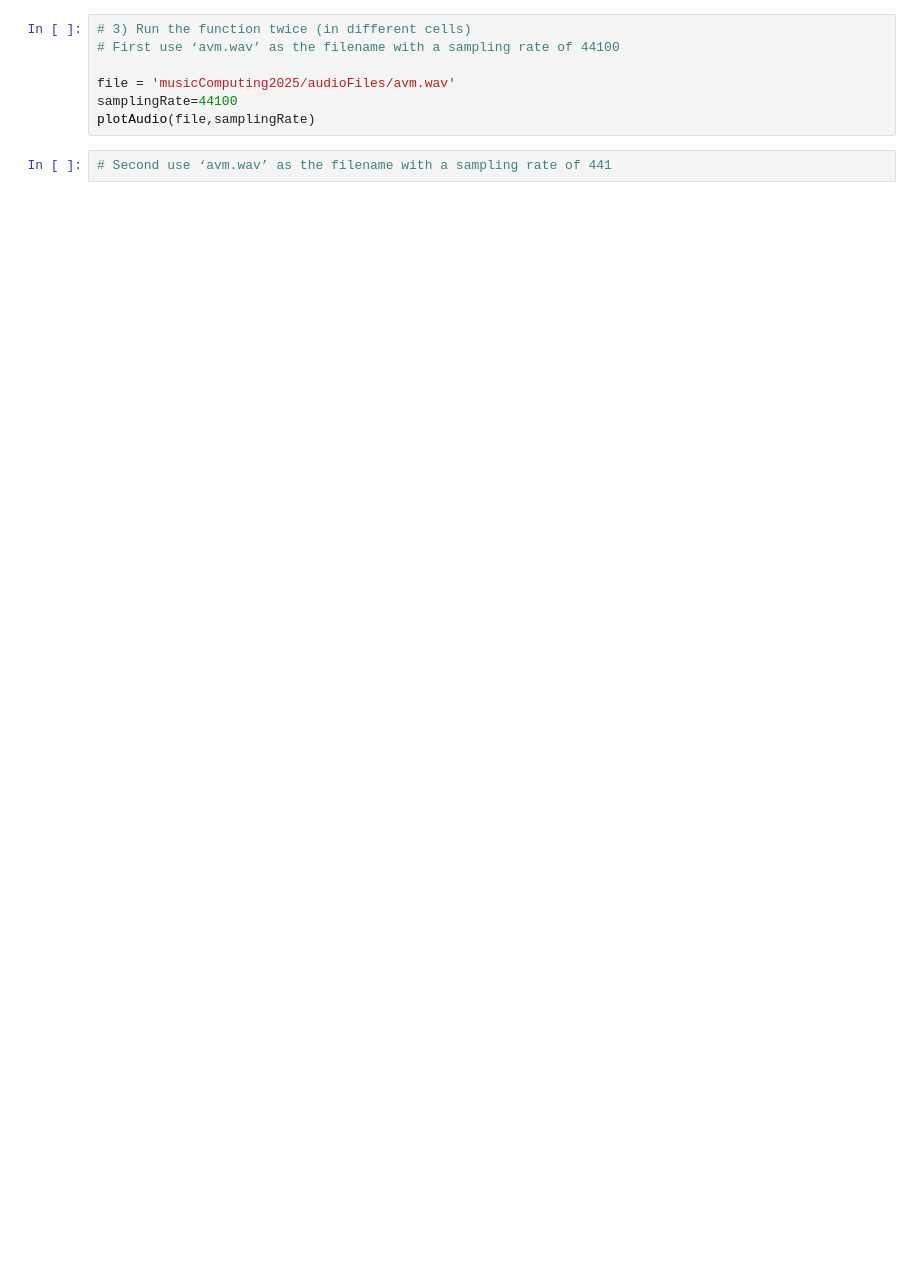
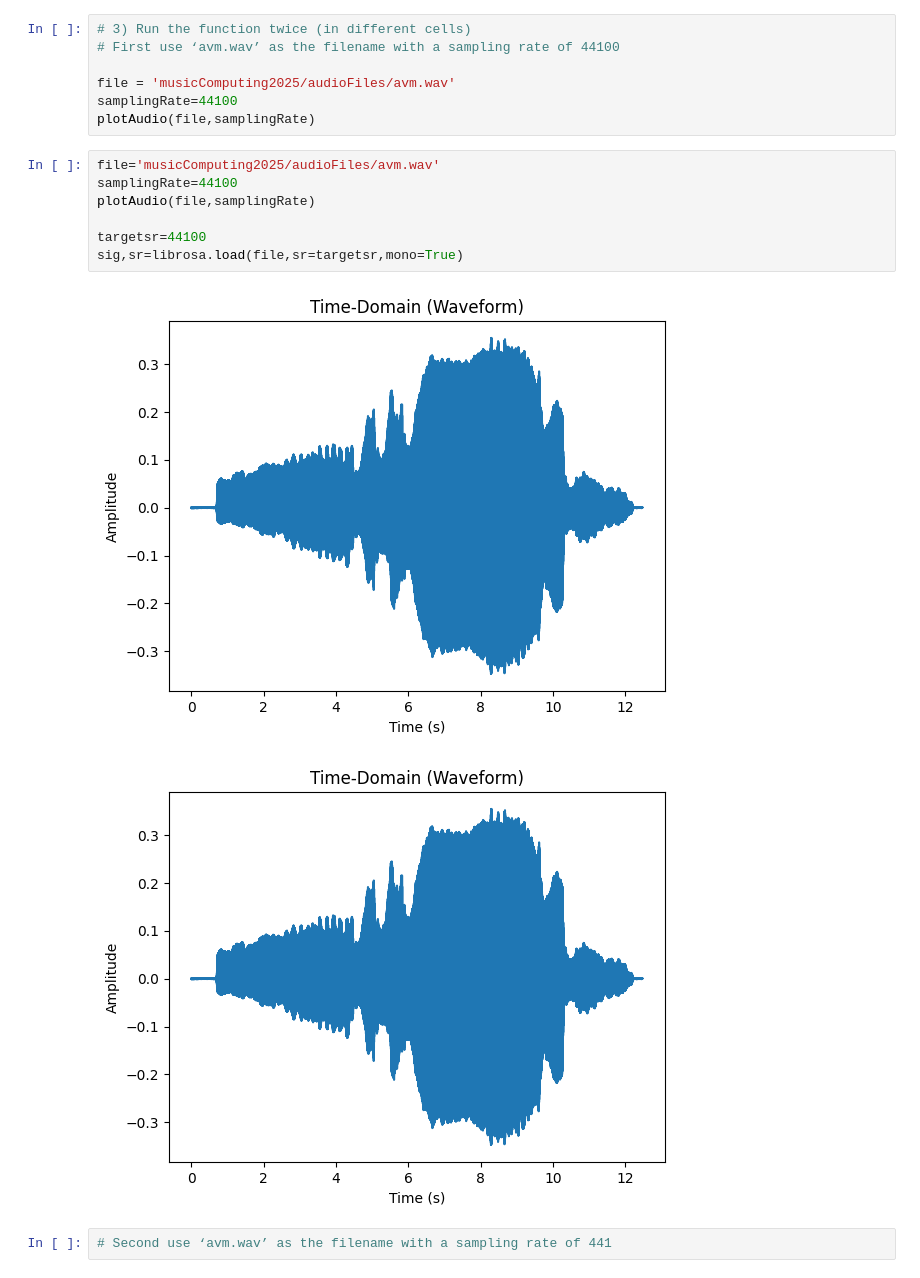
Before and after one commit to EhrenWade/MusicComputing, a Jupyter notebook: assignments/labAssignment1.ipynb, the cells around one changed output. Drawn from its saved outputs; the diff is of its cells as text; blank space fills up the shorter version.

```diff
--- a/assignments/labAssignment1.ipynb
+++ b/assignments/labAssignment1.ipynb
@@ -35,5 +61,15 @@ def plotAudio(file,samplingRate):
 file = 'musicComputing2025/audioFiles/avm.wav'
 samplingRate=44100
 plotAudio(file,samplingRate)
+# %%
+file='musicComputing2025/audioFiles/avm.wav'
+samplingRate=44100
+plotAudio(file,samplingRate)
+
+targetsr=44100
+sig,sr=librosa.load(file,sr=targetsr,mono=True)
+# %% [output]
+[figure, added]
+[figure, added]
 # %%
 # Second use ‘avm.wav’ as the filename with a sampling rate of 441
```
Also changed, not shown: parts of 5 cells of this notebook.
